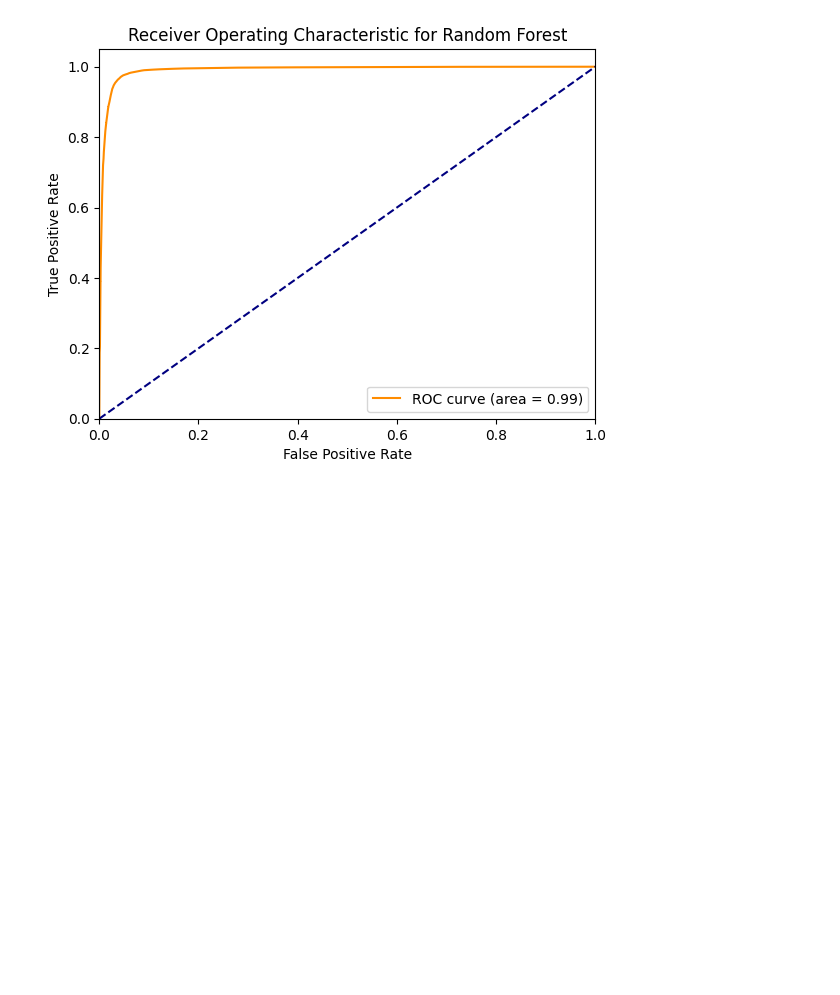
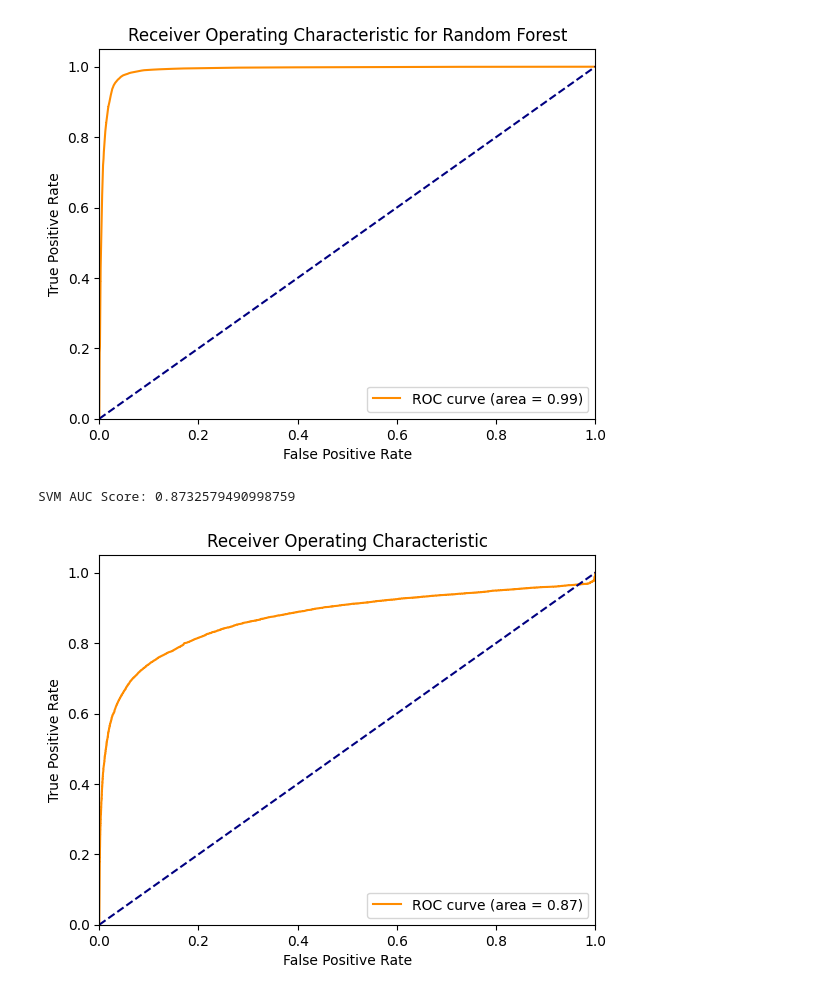
Before and after one commit to shiv3679/IDC409, a Jupyter notebook: models/model_eval.ipynb, the cells around one changed output. Cells and saved outputs as stored; diff of their text form; code cells hidden in the pictures; blank space fills up the shorter version.

```diff
--- a/models/model_eval.ipynb
+++ b/models/model_eval.ipynb
@@ -313,0 +297,43 @@ print("SVM AUC Score:", auc_score_svm)
+# %%
+import numpy as np
+from sklearn.svm import SVC
+from sklearn.pipeline import make_pipeline
+from sklearn.preprocessing import StandardScaler
+from sklearn.metrics import roc_auc_score, roc_curve
+import matplotlib.pyplot as plt
+from sklearn.model_selection import train_test_split
+
+
+
+X_train, X_test, y_train, y_test = train_test_split(X, y, test_size=0.2, random_state=42)
+
+
+svm_model = make_pipeline(StandardScaler(), SVC(kernel='linear', probability=True))
+
+
+svm_model.fit(X_train, y_train)
+
+
+y_pred_proba_svm = svm_model.predict_proba(X_test)[:, 1]
+
+
+auc_score_svm = roc_auc_score(y_test, y_pred_proba_svm)
+print("SVM AUC Score:", auc_score_svm)
+
+
+fpr, tpr, thresholds = roc_curve(y_test, y_pred_proba_svm)
+
+# Plot ROC curve
+plt.figure()
+plt.plot(fpr, tpr, color='darkorange', label=f'ROC curve (area = {auc_score_svm:.2f})')
+plt.plot([0, 1], [0, 1], color='navy', linestyle='--')
+plt.xlim([0.0, 1.0])
+plt.ylim([0.0, 1.05])
+plt.xlabel('False Positive Rate')
+plt.ylabel('True Positive Rate')
+plt.title('Receiver Operating Characteristic')
+plt.legend(loc="lower right")
+plt.show()
+# %% [output]
+SVM AUC Score: 0.8732579490998759
+[figure, added]
```
Also changed, not shown: parts of 1 cell of this notebook.
